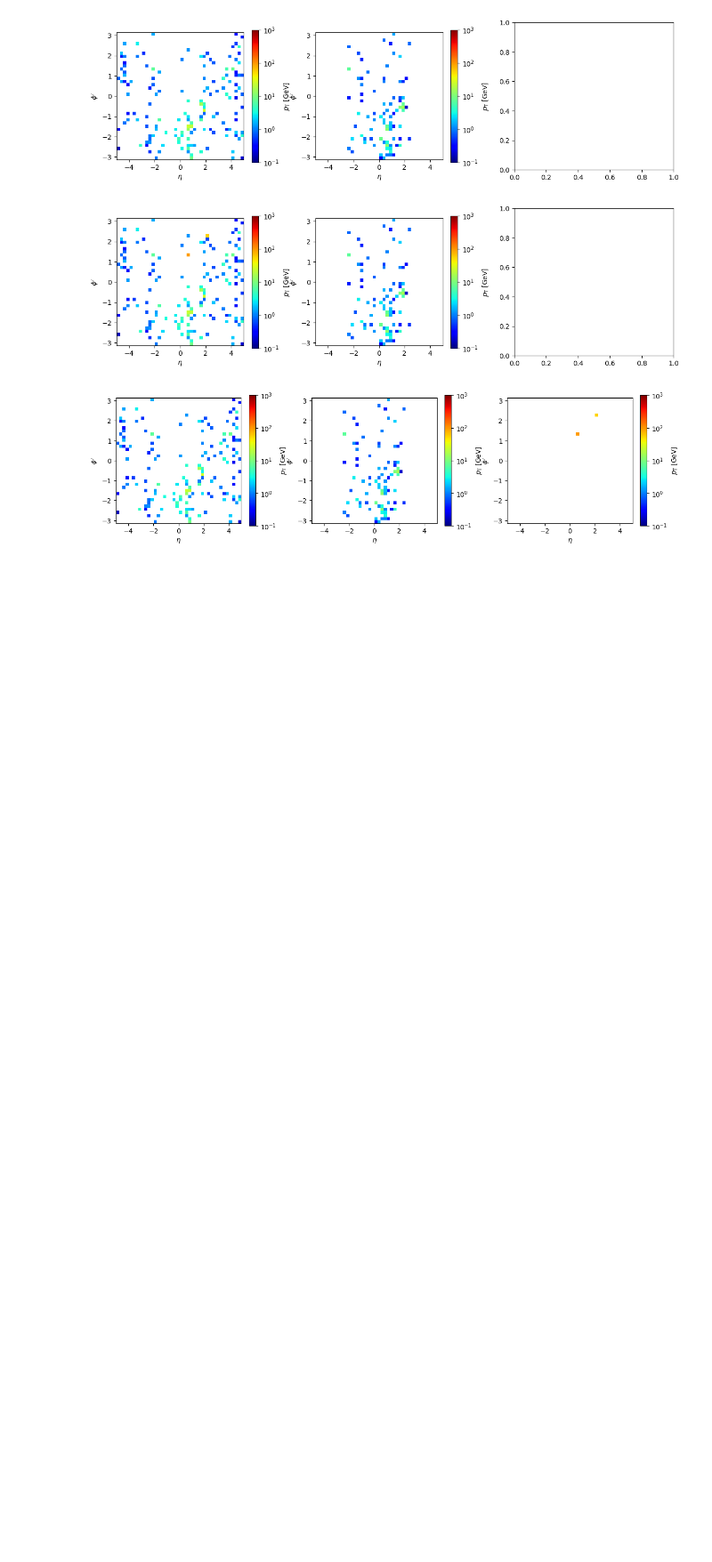
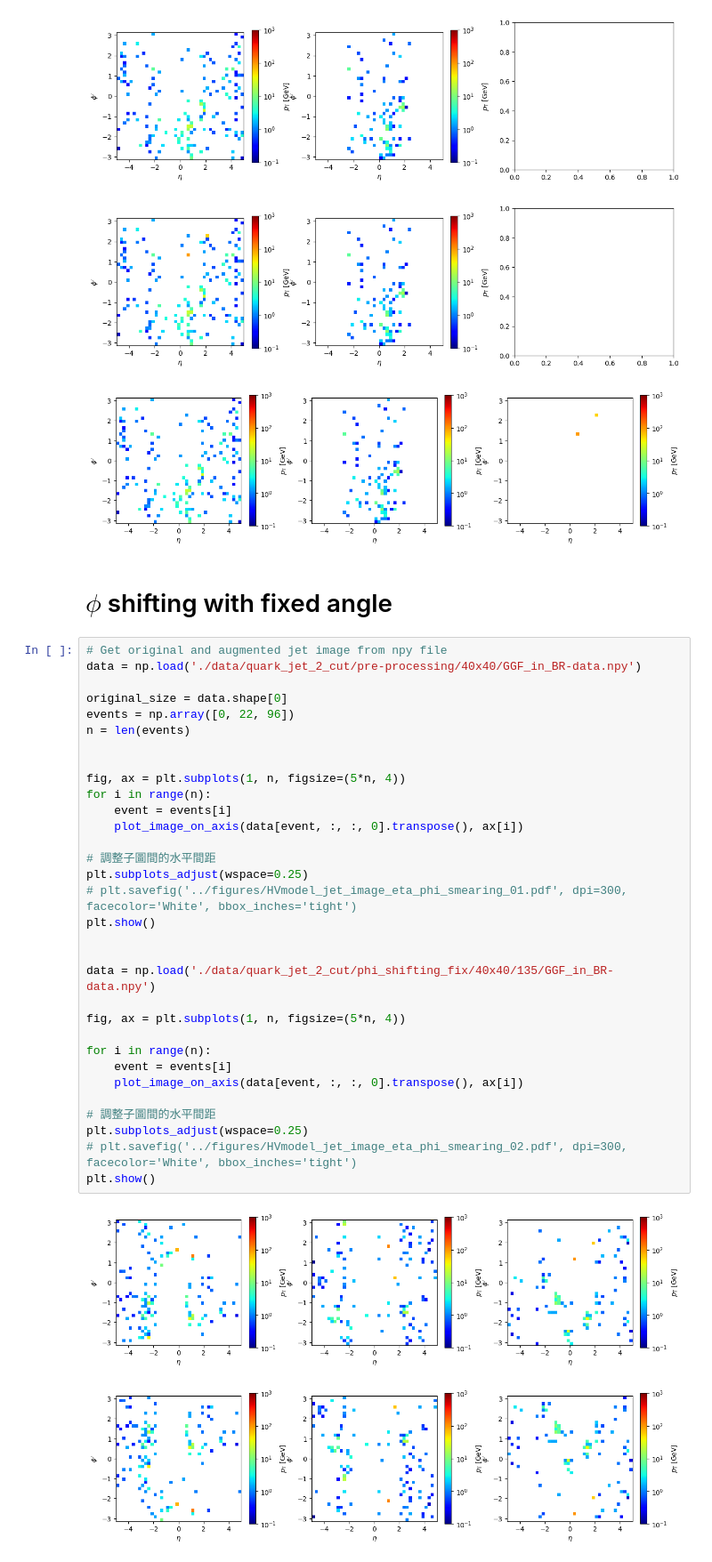
Before and after one commit to r10222035/higgs_production, a Jupyter notebook: Sample/plot_image.ipynb, the cells around one changed output. Shown at 89% size. Saved outputs shown, nothing was run; the diff lists cells and outputs as text; blank space fills up the shorter version.

Commit message:
Code: Explore the fix angle phi shifting augmentation

```diff
--- a/Sample/plot_image.ipynb
+++ b/Sample/plot_image.ipynb
@@ -300,3 +300,40 @@ plt.show()
 [figure]
 [figure]
 [figure]
+# %% [markdown]
+# $\phi$ shifting with fixed angle
+# %%
+# Get original and augmented jet image from npy file
+data = np.load('./data/quark_jet_2_cut/pre-processing/40x40/GGF_in_BR-data.npy')
+
+original_size = data.shape[0]
+events = np.array([0, 22, 96])
+n = len(events)
+
+
+fig, ax = plt.subplots(1, n, figsize=(5*n, 4))
+for i in range(n):
+    event = events[i]
+    plot_image_on_axis(data[event, :, :, 0].transpose(), ax[i])
+
+# 調整子圖間的水平間距
+plt.subplots_adjust(wspace=0.25)
+# plt.savefig('../figures/HVmodel_jet_image_eta_phi_smearing_01.pdf', dpi=300, facecolor='White', bbox_inches='tight')
+plt.show()
+
+
+data = np.load('./data/quark_jet_2_cut/phi_shifting_fix/40x40/135/GGF_in_BR-data.npy')
+
+fig, ax = plt.subplots(1, n, figsize=(5*n, 4))
+
+for i in range(n):
+    event = events[i]
+    plot_image_on_axis(data[event, :, :, 0].transpose(), ax[i])
+
+# 調整子圖間的水平間距
+plt.subplots_adjust(wspace=0.25)
+# plt.savefig('../figures/HVmodel_jet_image_eta_phi_smearing_02.pdf', dpi=300, facecolor='White', bbox_inches='tight')
+plt.show()
+# %% [output]
+[figure, added]
+[figure, added]
```
Also changed, not shown: 4 other files.
